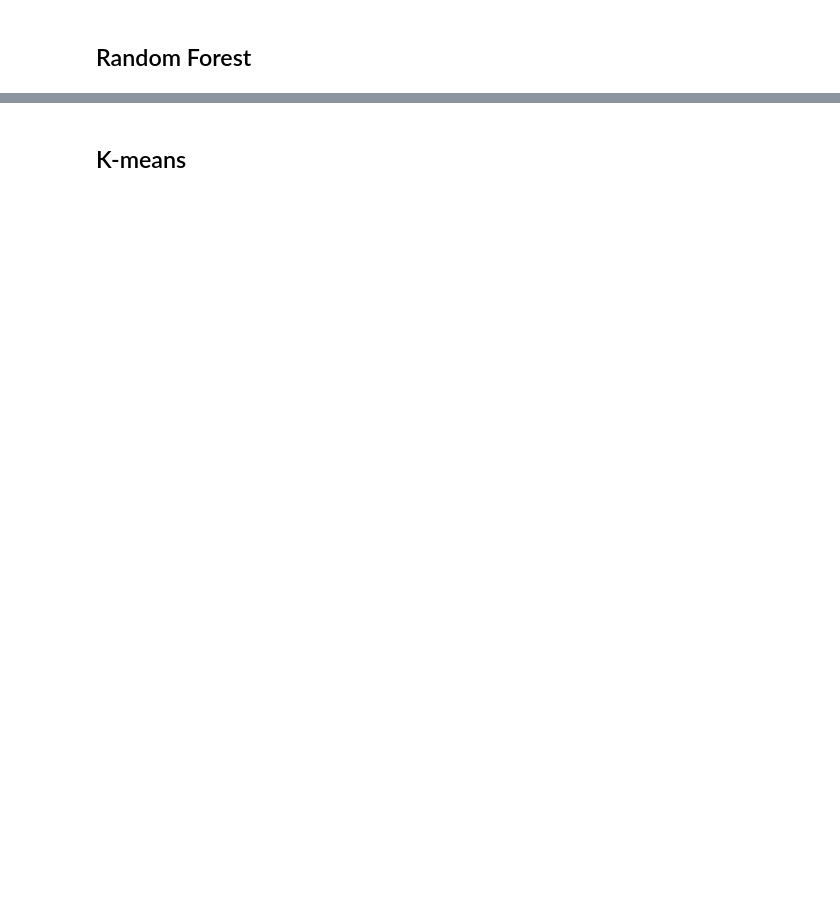
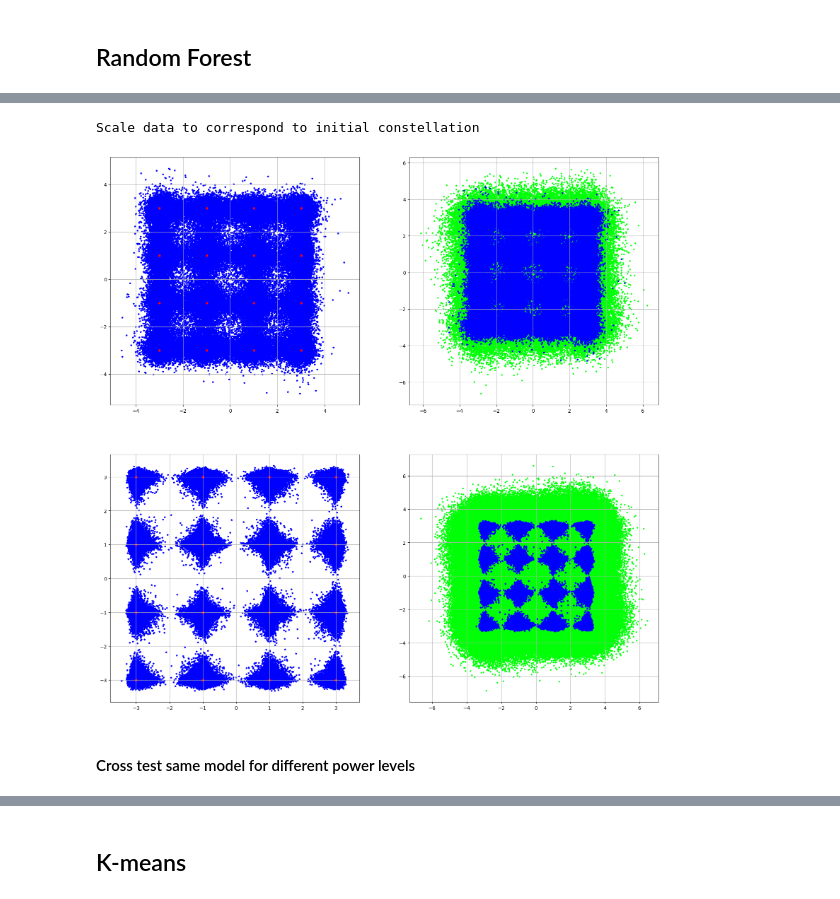
Before and after one commit to esf0/optcom-trees, a Jupyter notebook: playground.ipynb, the cells around one changed output, grey strips where cells are left out. Saved outputs shown, nothing was run; the diff lists cells and outputs as text; code cells hidden in the pictures; blank space fills up the shorter version.

```diff
--- a/playground.ipynb
+++ b/playground.ipynb
@@ -169,0 +623,29 @@ plot_result(p_ave_dbm, points_predict_for_test, points_orig_for_test, points_pre
+# %%
+# Scikit-Learn interface
+
+random_state_for_tree = 0
+learning_rate = 0.4
+reg_lambda = 0.0  # 1.0 - L2 regularization term on weights. Increasing this value will make model more conservative.
+reg_alpha = 0.9  # 0.0 - L1 regularization term on weights. Increasing this value will make model more conservative.
+n_estimators = 20000
+max_depth = 200
+
+start_time = datetime.now()
+# Use "gpu_hist" for training the model.
+xgb_reg = xgb.XGBRegressor(tree_method="gpu_hist",
+                           n_estimators=n_estimators,
+                           learning_rate=learning_rate,
+                           reg_lambda=reg_lambda,
+                           reg_alpha=reg_alpha,
+                           seed=random_state_for_tree)
+# Fit the model using predictor X and response y.
+xgb_reg.fit(X_train, y_train)
+
+calculation_time = (datetime.now() - start_time).total_seconds()
+print("model took: \n",
+      calculation_time * 1000, "ms \n",
+      calculation_time, "s \n",
+      calculation_time / 60., "min \n")
+
+# Save model into JSON format.
+# reg.save_model("regressor.json")
@@ -169,0 +657,4 @@ plot_result(p_ave_dbm, points_predict_for_test, points_orig_for_test, points_pre
+# %%
+points_orig_for_test, points_predict_for_test = predict_and_eval((xgb_reg,), X_for_test, points_init_for_test, p_ave_dbm, name='XGBR new data test')
+_ = predict_and_eval((xgb_reg,), X_test, po_abs_test * np.exp(1.0j * po_angle_test), p_ave_dbm, name='XGBR same data test')
+points_orig_train, points_predict_train = predict_and_eval((xgb_reg,), X_train, po_abs_train * np.exp(1.0j * po_angle_train), p_ave_dbm, name='XGBR same data train')
@@ -169,0 +679,7 @@ plot_result(p_ave_dbm, points_predict_for_test, points_orig_for_test, points_pre
+# %%
+plot_result(p_ave_dbm, points_predict_for_test, points_orig_for_test, points_predict_train, points_orig_train)
+# %% [output]
+Scale data to correspond to initial constellation
+[figure, added]
+# %% [markdown]
+#### Cross test same model for different power levels
```
Also changed, not shown: parts of 49 cells of this notebook.
